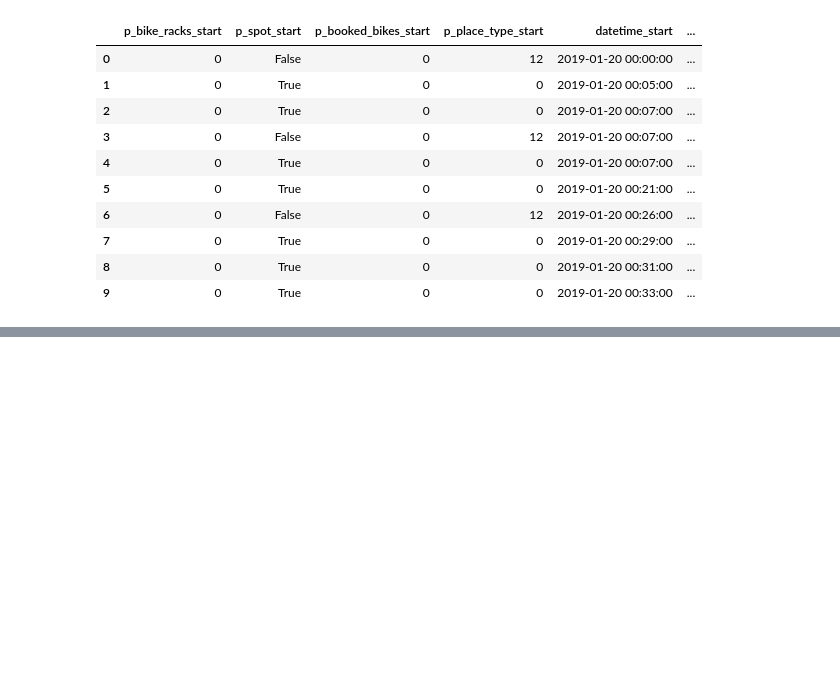
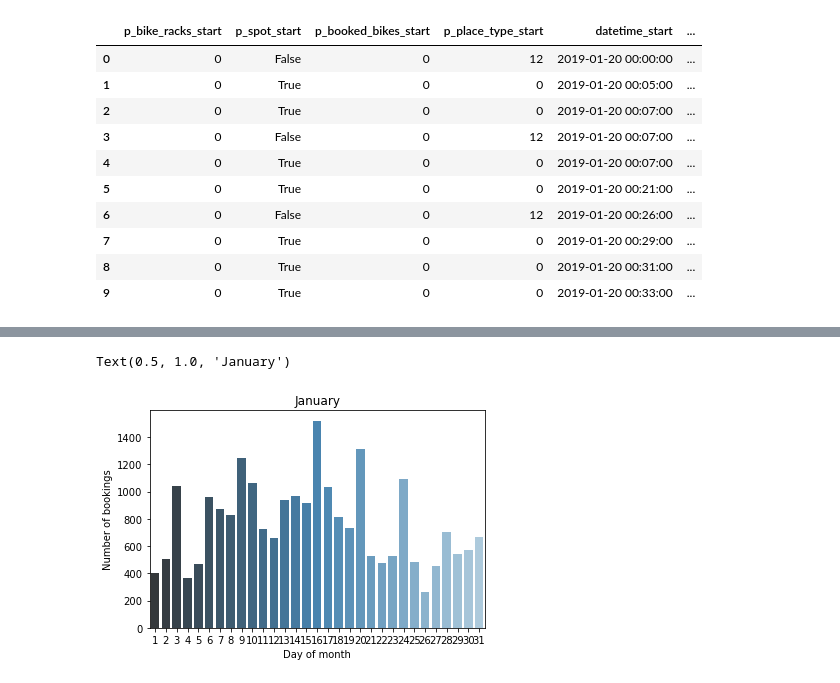
Before and after one commit to mulko93/AAA_Jupyter_Explorers, a Jupyter notebook: notebooks/01_CreateTripData.ipynb, the cells around one changed output, grey strips where cells are left out. Cells and saved outputs as stored; diff of their text form; code cells hidden in the pictures; blank space fills up the shorter version.

```diff
--- a/notebooks/01_CreateTripData.ipynb
+++ b/notebooks/01_CreateTripData.ipynb
@@ -222,0 +275,9 @@ df_full.head(10)
+# %%
+# plot trip number for every day in January
+day_of_month_jan = df_full[df_full['datetime_start'].dt.month == 1].datetime_start.dt.day.value_counts()
+ax = sns.barplot(x=day_of_month_jan.index, y=day_of_month_jan, palette="Blues_d")
+ax.set(ylabel='Number of bookings', xlabel='Day of month')
+ax.set_title('January')
+# %% [output]
+Text(0.5, 1.0, 'January')
+[figure, added]
```
Also changed, not shown: parts of 19 cells of this notebook.
